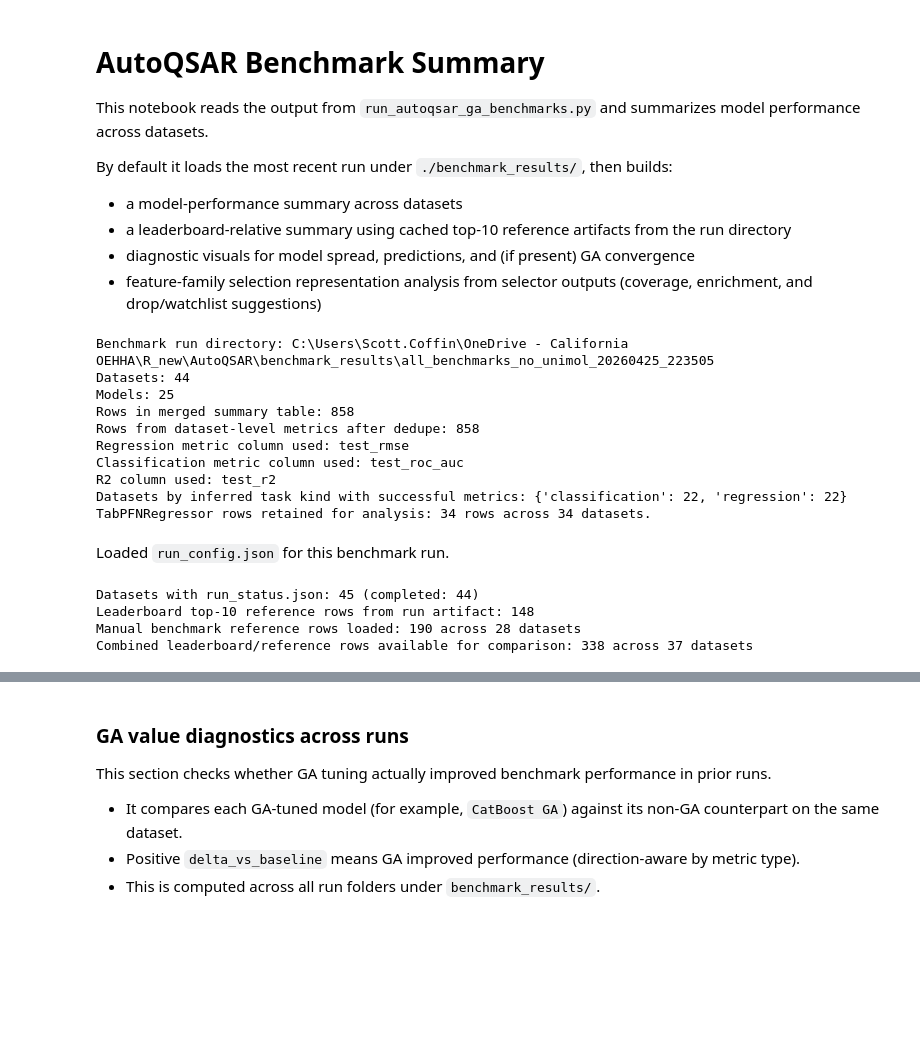
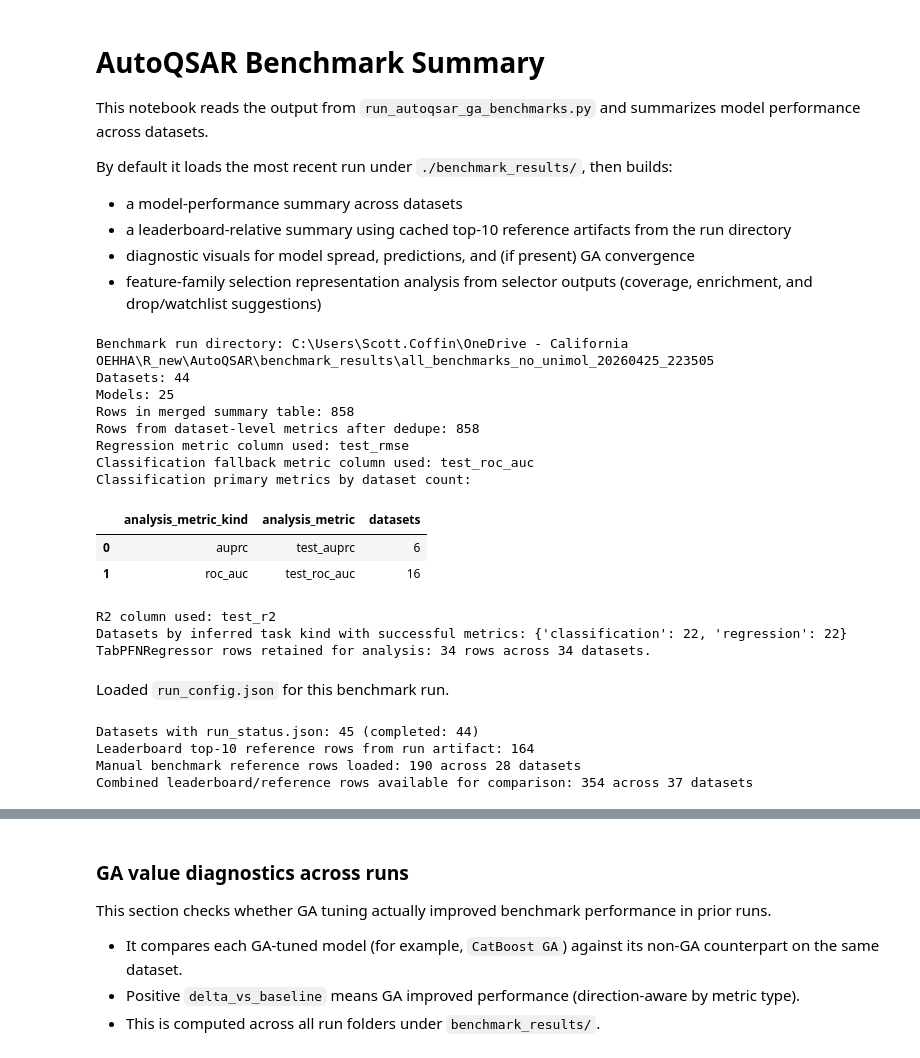
Before and after one commit to ScottCoffin/AutoQSAR, a Jupyter notebook: portable_colab_qsar_bundle/benchmark_results_summary.ipynb, the cells around one changed output, grey strips where cells are left out. Cells and saved outputs as stored; diff of their text form; code cells hidden in the pictures; blank space fills up the shorter version.

```diff
--- a/portable_colab_qsar_bundle/benchmark_results_summary.ipynb
+++ b/portable_colab_qsar_bundle/benchmark_results_summary.ipynb
@@ -469,9 +533,12 @@ if {"model", "workflow"}.issubset(set(SUMMARY_METRICS.columns)):
     SUMMARY_METRICS.loc[cfa_mask, "workflow"] = "CFA fusion"
 
 RMSE_COL = metric_column(SUMMARY_METRICS, rmse_metric_column_preference, metric_hint="rmse")
-BALANCED_ACCURACY_COL = classification_metric_column(SUMMARY_METRICS)
+CLASSIFICATION_FALLBACK_COL = classification_metric_column(SUMMARY_METRICS)
+# Backward-compatible name used by older display cells; row-specific primary
+# classification metrics are stored in analysis_metric/analysis_metric_kind.
+BALANCED_ACCURACY_COL = CLASSIFICATION_FALLBACK_COL
 R2_COL = metric_column(SUMMARY_METRICS, "AUTO", metric_hint="r2")
-SUMMARY_ANALYSIS_METRICS = add_analysis_metric_columns(SUMMARY_METRICS, rmse_col=RMSE_COL, classification_col=BALANCED_ACCURACY_COL)
+SUMMARY_ANALYSIS_METRICS = add_analysis_metric_columns(SUMMARY_METRICS, rmse_col=RMSE_COL, classification_col=CLASSIFICATION_FALLBACK_COL)
 SUMMARY_RMSE_PIVOT = (
     SUMMARY_METRICS.pivot_table(index="dataset", columns="model", values=RMSE_COL, aggfunc="mean").reset_index()
     if RMSE_COL is not None
@@ -486,7 +553,18 @@ if SUMMARY_METRICS_FILE is not None:
     print(f"Rows in summary_metrics.csv: {len(SUMMARY_METRICS_FILE):,}")
 print(f"Rows from dataset-level metrics after dedupe: {len(SUMMARY_METRICS):,}")
 print(f"Regression metric column used: {RMSE_COL}")
-print(f"Classification metric column used: {BALANCED_ACCURACY_COL}")
+print(f"Classification fallback metric column used: {CLASSIFICATION_FALLBACK_COL}")
+if not SUMMARY_ANALYSIS_METRICS.empty and "analysis_metric_kind" in SUMMARY_ANALYSIS_METRICS.columns:
+    classification_primary_summary = (
+        SUMMARY_ANALYSIS_METRICS.loc[SUMMARY_ANALYSIS_METRICS["task_kind"].eq("classification")]
+        .groupby(["analysis_metric_kind", "analysis_metric"], dropna=False)["dataset"]
+        .nunique()
+        .reset_index(name="datasets")
+        .sort_values(["analysis_metric_kind", "analysis_metric"])
+    )
+    if not classification_primary_summary.empty:
+        print("Classification primary metrics by dataset count:")
+        display(classification_primary_summary.reset_index(drop=True))
 if R2_COL is not None:
     print(f"R2 column used: {R2_COL}")
 if not SUMMARY_ANALYSIS_METRICS.empty:
@@ -510,42 +588,46 @@ if "model" in SUMMARY_METRICS.columns:
         )
 
 if RUN_CONFIG is not None:
     display_note("Loaded `run_config.json` for this benchmark run.")
 
 if not RUN_STATUS.empty:
     completed = int((RUN_STATUS["status"].astype(str).str.lower() == "completed").sum())
     print(f"Datasets with run_status.json: {len(RUN_STATUS)} (completed: {completed})")
 
 if LEADERBOARD_TOP10 is not None:
     print(f"Leaderboard top-10 reference rows from run artifact: {len(LEADERBOARD_TOP10):,}")
 if MANUAL_LEADERBOARD_REFERENCE is not None and not MANUAL_LEADERBOARD_REFERENCE.empty:
     print(
         "Manual benchmark reference rows loaded: "
         f"{len(MANUAL_LEADERBOARD_REFERENCE):,} across {MANUAL_LEADERBOARD_REFERENCE['dataset'].nunique()} datasets"
     )
 if REFERENCE_LEADERBOARD_ROWS is not None and not REFERENCE_LEADERBOARD_ROWS.empty:
     print(
         "Combined leaderboard/reference rows available for comparison: "
         f"{len(REFERENCE_LEADERBOARD_ROWS):,} across {REFERENCE_LEADERBOARD_ROWS['dataset'].nunique()} datasets"
     )
 if LEADERBOARD_COMPARISON is not None:
     print(f"Precomputed leaderboard comparison rows from run artifact: {len(LEADERBOARD_COMPARISON):,}")
 # %% [output]
 Benchmark run directory: C:\Users\Scott.Coffin\OneDrive - California OEHHA\R_new\AutoQSAR\benchmark_results\all_benchmarks_no_unimol_20260425_223505
 Datasets: 44
 Models: 25
 Rows in merged summary table: 858
 Rows from dataset-level metrics after dedupe: 858
 Regression metric column used: test_rmse
-Classification metric column used: test_roc_auc
-R2 column used: test_r2
-Datasets by inferred task kind with successful metrics: {'classification': 22, 'regression': 22}
-TabPFNRegressor rows retained for analysis: 34 rows across 34 datasets.
+Classification fallback metric column used: test_roc_auc
+Classification primary metrics by dataset count:
+|  | analysis_metric_kind | analysis_metric | datasets |
+| 0 | auprc | test_auprc | 6 |
+| 1 | roc_auc | test_roc_auc | 16 |
+R2 column used: test_r2
+Datasets by inferred task kind with successful metrics: {'classification': 22, 'regression': 22}
+TabPFNRegressor rows retained for analysis: 34 rows across 34 datasets.
 Loaded `run_config.json` for this benchmark run.
-Datasets with run_status.json: 45 (completed: 44)
-Leaderboard top-10 reference rows from run artifact: 148
-Manual benchmark reference rows loaded: 190 across 28 datasets
-Combined leaderboard/reference rows available for comparison: 338 across 37 datasets
+Datasets with run_status.json: 45 (completed: 44)
+Leaderboard top-10 reference rows from run artifact: 164
+Manual benchmark reference rows loaded: 190 across 28 datasets
+Combined leaderboard/reference rows available for comparison: 354 across 37 datasets
 # %%
 config_summary = pd.DataFrame([RUN_CONFIG]) if isinstance(RUN_CONFIG, dict) else pd.DataFrame()
 if not config_summary.empty:
```
Also changed, not shown: parts of 7 cells of this notebook, 5 other files.
